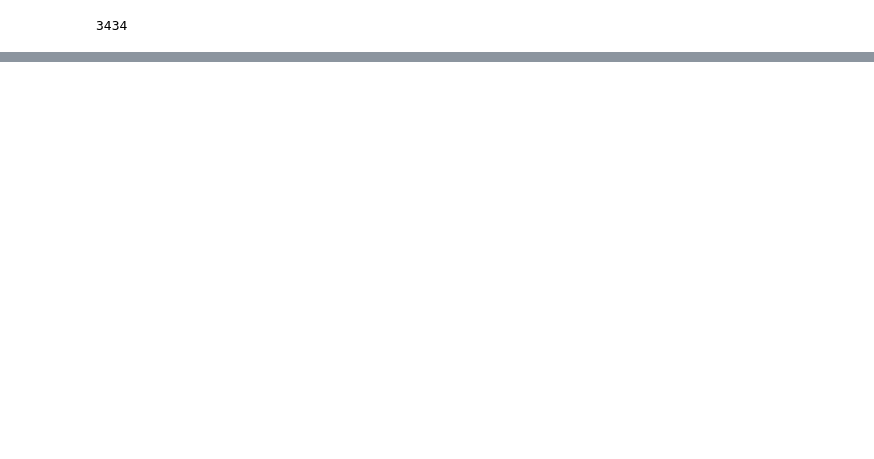
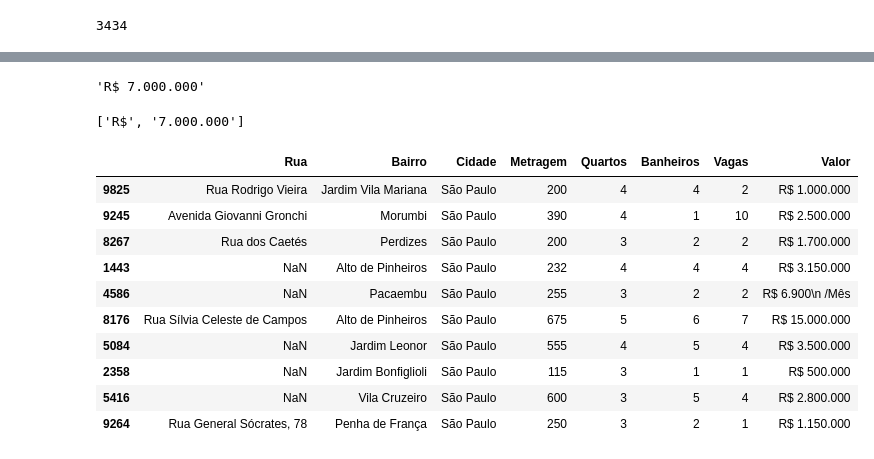
Before and after one commit to phsoaressantos/ImersaoDados, a Jupyter notebook: Imersao_dados_Alura.ipynb, the cells around one changed output, grey strips where cells are left out. Cells and saved outputs as stored; diff of their text form; code cells hidden in the pictures; blank space fills up the shorter version.

```diff
--- a/Imersao_dados_Alura.ipynb
+++ b/Imersao_dados_Alura.ipynb
@@ -323,0 +289,23 @@ dados["Rua"].isnull().sum()
+# %%
+dados["Valor"][0]
+# %% [output]
+'R$ 7.000.000'
+# %%
+# transformar em numero
+dados["Valor"][0].split()
+# %% [output]
+['R$', '7.000.000']
+# %%
+dados.sample(10)
+# %% [output]
+|  | Rua | Bairro | Cidade | Metragem | Quartos | Banheiros | Vagas | Valor |
+| 9825 | Rua Rodrigo Vieira | Jardim Vila Mariana | São Paulo | 200 | 4 | 4 | 2 | R$ 1.000.000 |
+| 9245 | Avenida Giovanni Gronchi | Morumbi | São Paulo | 390 | 4 | 1 | 10 | R$ 2.500.000 |
+| 8267 | Rua dos Caetés | Perdizes | São Paulo | 200 | 3 | 2 | 2 | R$ 1.700.000 |
+| 1443 | NaN | Alto de Pinheiros | São Paulo | 232 | 4 | 4 | 4 | R$ 3.150.000 |
+| 4586 | NaN | Pacaembu | São Paulo | 255 | 3 | 2 | 2 | R$ 6.900\n /Mês |
+| 8176 | Rua Sílvia Celeste de Campos | Alto de Pinheiros | São Paulo | 675 | 5 | 6 | 7 | R$ 15.000.000 |
+| 5084 | NaN | Jardim Leonor | São Paulo | 555 | 4 | 5 | 4 | R$ 3.500.000 |
+| 2358 | NaN | Jardim Bonfiglioli | São Paulo | 115 | 3 | 1 | 1 | R$ 500.000 |
+| 5416 | NaN | Vila Cruzeiro | São Paulo | 600 | 3 | 5 | 4 | R$ 2.800.000 |
+| 9264 | Rua General Sócrates, 78 | Penha de França | São Paulo | 250 | 3 | 2 | 1 | R$ 1.150.000 |
```
Also changed, not shown: parts of 16 cells of this notebook.
